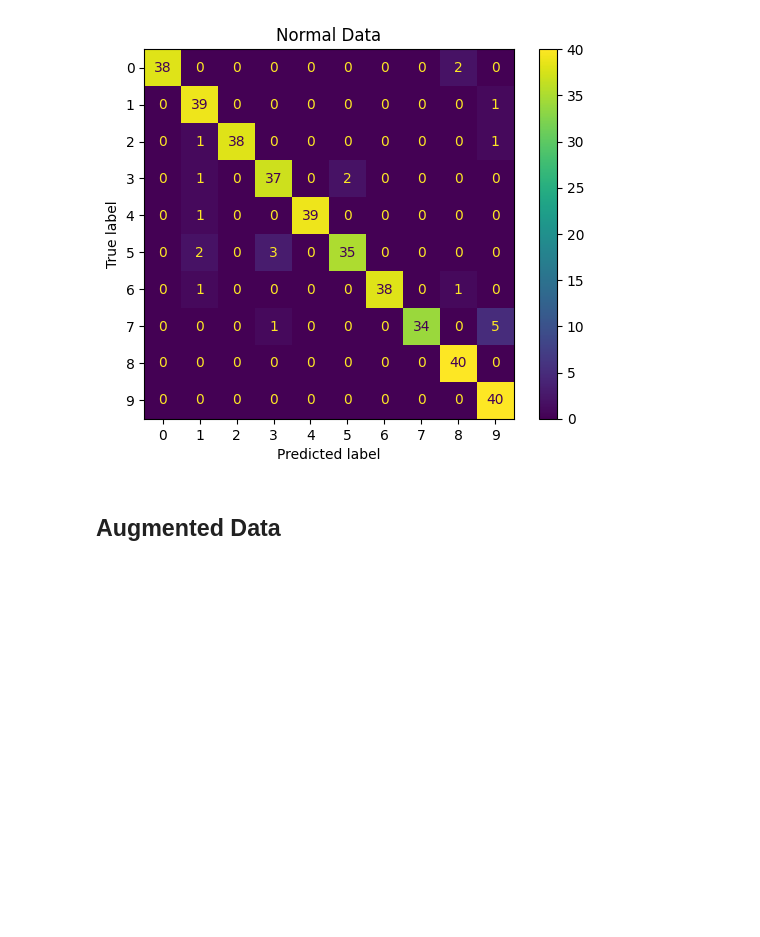
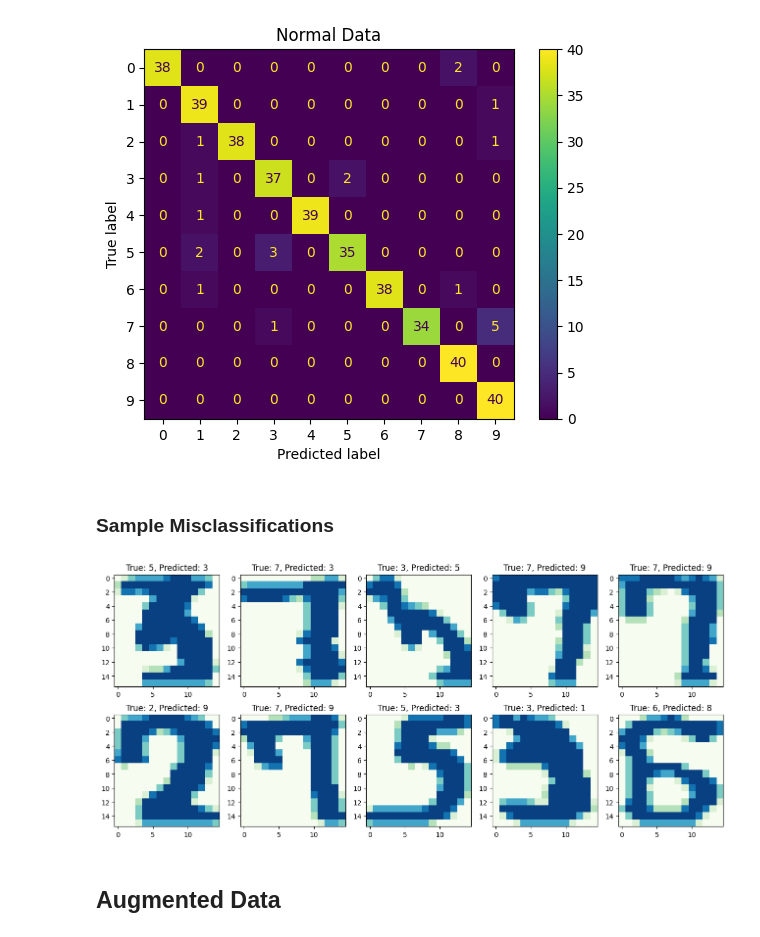
Before and after one commit to oyjuffer/FER-CNN, a Jupyter notebook: naive_bayes.ipynb, the cells around one changed output. Saved outputs shown, nothing was run; the diff lists cells and outputs as text; code cells hidden in the pictures; blank space fills up the shorter version.

Commit message:
added sample misclassifications

```diff
--- a/naive_bayes.ipynb
+++ b/naive_bayes.ipynb
@@ -65,6 +66,7 @@ features = np.array(features)
 ### Split
 # %%
 X_train, X_test, y_train, y_test = train_test_split(features, labels, test_size=0.2, random_state=40, stratify=labels)
+X_test_saved = X_test   # for graphing later
 # %% [markdown]
 ### PCA
 # %%
@@ -108,6 +113,22 @@ ConfusionMatrixDisplay.from_predictions(y_test, y_pred, labels=gnb.classes_).ax_
 weighted avg       0.95      0.94      0.95       400
 Text(0.5, 1.0, 'Normal Data')
 [figure]
+# %% [markdown]
+### Sample Misclassifications
+# %%
+misclassified = [i for i in range(len(y_pred)) if y_pred[i] != y_test[i]]
+img = X_test_saved.reshape(400, 16, 15, 1)
+
+indices = random.sample(misclassified, 10)
+
+fig, axs = plt.subplots(2, 5, figsize=(16, 6.8))
+for i in range(2):
+  for j in range(5):
+    axs[i, j].imshow(img[indices[0]], cmap='GnBu', interpolation='nearest')
+    axs[i, j].set_title("True: {}, Predicted: {}".format(y_test[indices[0]],y_pred[indices[0]]))
+    indices.pop(0)
+# %% [output]
+[figure, added]
 # %% [markdown]
 ## Augmented Data
 # %% [markdown]
```
Also changed, not shown: parts of 6 cells of this notebook.
